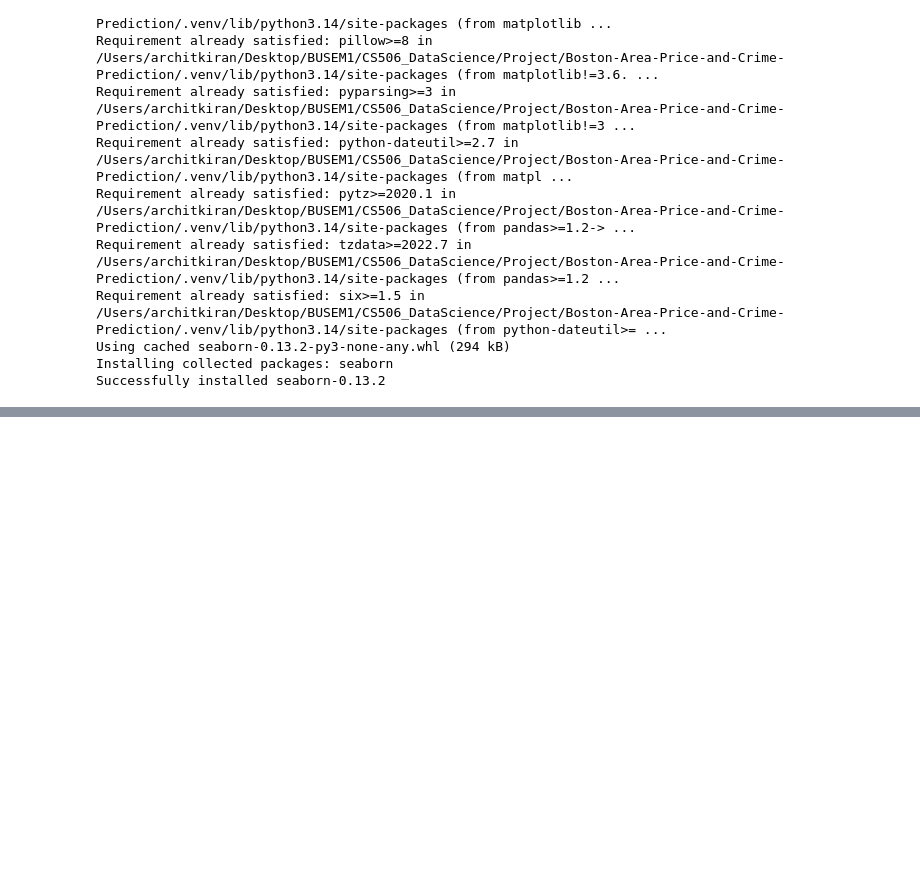
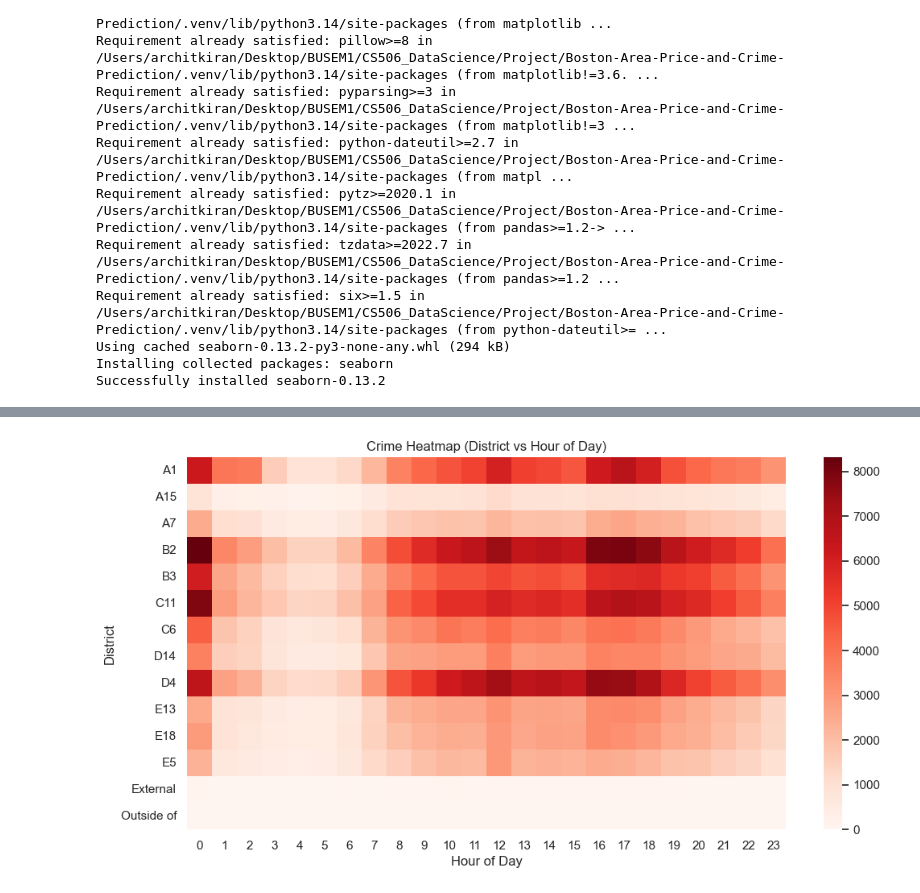
Before and after one commit to HarshaBeth/Boston-Area-Price-and-Crime-Prediction, a Jupyter notebook: backend/notebooks/model1.ipynb, the cells around one changed output, grey strips where cells are left out. Saved outputs shown, nothing was run; the diff lists cells and outputs as text; code cells hidden in the pictures; blank space fills up the shorter version.

```diff
--- a/backend/notebooks/model1.ipynb
+++ b/backend/notebooks/model1.ipynb
@@ -484,0 +246,13 @@ plt.show()
+# %%
+heat = predict_offense_time_df.pivot_table(
+    index="DISTRICT", columns="HOUR", values="STREET", aggfunc="count", fill_value=0
+)
+
+plt.figure(figsize=(12,6))
+sns.heatmap(heat, cmap="Reds")
+plt.title("Crime Heatmap (District vs Hour of Day)")
+plt.xlabel("Hour of Day")
+plt.ylabel("District")
+plt.show()
+# %% [output]
+[figure, added]
```
Also changed, not shown: parts of 18 cells of this notebook.
